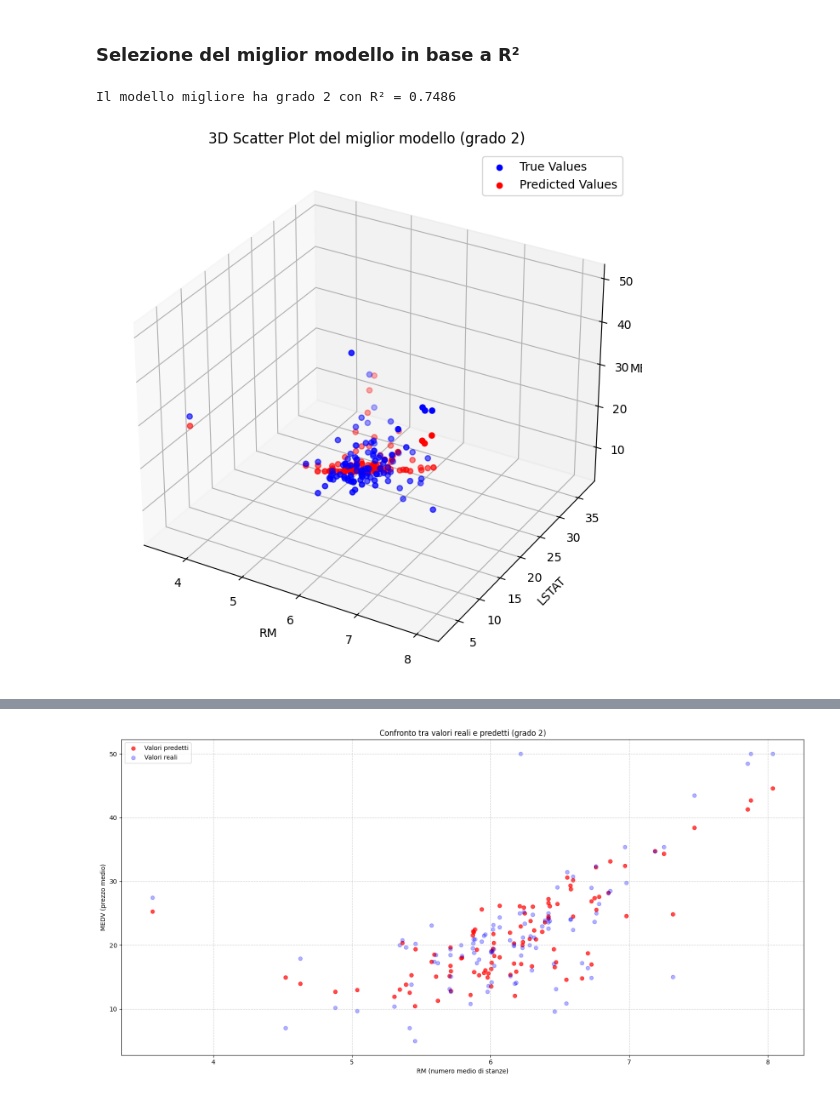
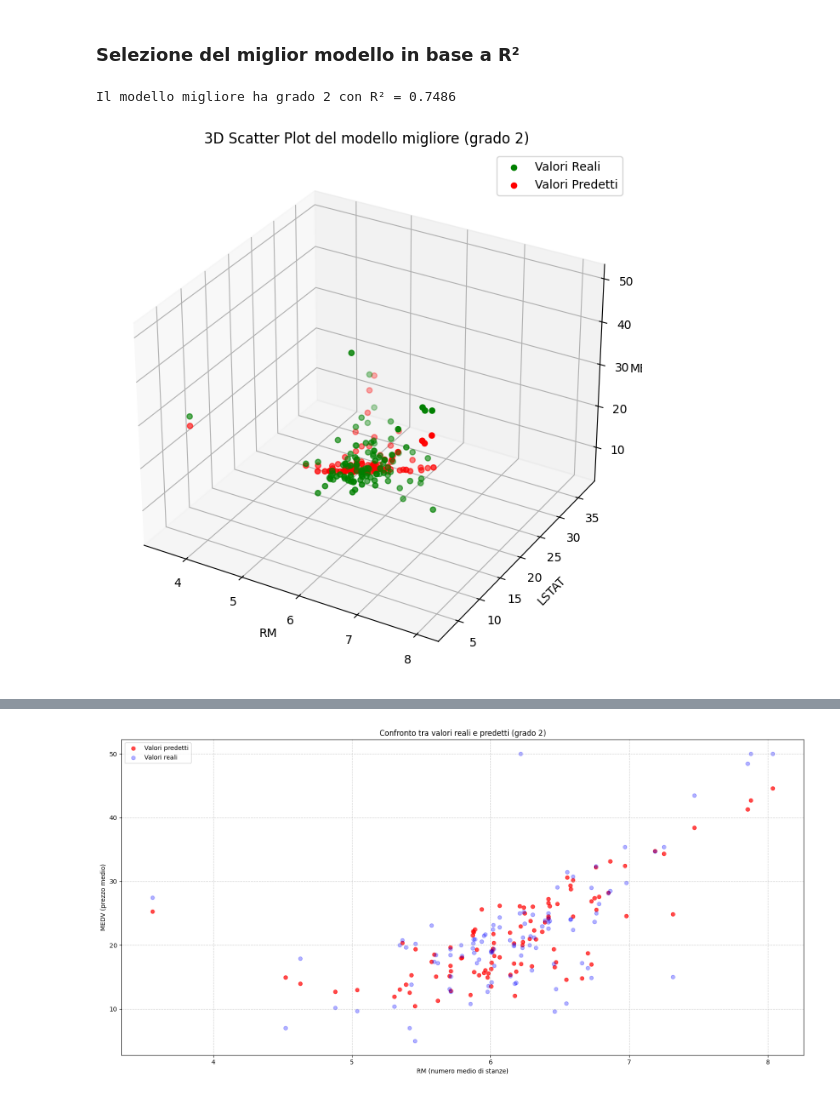
Before and after one commit to gianni20/Bostonshouse, a Jupyter notebook: Base.ipynb, the cells around one changed output, grey strips where cells are left out. Cells and saved outputs as stored; diff of their text form; code cells hidden in the pictures.

```diff
--- a/Base.ipynb
+++ b/Base.ipynb
@@ -63,36 +62,34 @@ y = df['MEDV']
 
 X_train, X_test, y_train, y_test = train_test_split(X, y, test_size=0.2, random_state=42)
 
-# Preparazione per memorizzare i risultati
 degrees = range(2, 14)
 results = []
 predictions = []
 
-# Crea modelli per vari gradi
 plt.figure(figsize=(20, 15))
 for i, degree in enumerate(degrees):
-    # Crea e addestra il modello
+    # Creazione e addestramento del modello
     model = make_pipeline(PolynomialFeatures(degree), LinearRegression())
     model.fit(X_train, y_train)
     y_pred = model.predict(X_test)
 
-    # Salva le predizioni e i risultati
+    # Salva le predizioni e i risultati per dopo
     predictions.append(y_pred)
     mse = mean_squared_error(y_test, y_pred)
     r2 = r2_score(y_test, y_pred)
     mae = mean_absolute_error(y_test, y_pred)
-    results.append({'degree': degree, 'mse': mse, 'r2': r2, 'mae': mae})
+    results.append({'Grado': degree, 'mse': mse, 'r2': r2, 'mae': mae})
 
-    # Crea un subplot per questo grado
+    # Crea un subplot per ogni grado
     plt.subplot(3, 4, i+1)
     plt.scatter(y_test, y_pred, alpha=0.5)
     plt.plot([y.min(), y.max()], [y.min(), y.max()], 'k--', lw=2)
-    plt.xlabel('True Values')
-    plt.ylabel('Predictions')
-    plt.title(f'Degree {degree}: R² = {r2:.2f}, MSE = {mse:.2f}')
+    plt.xlabel('Valori reali')
+    plt.ylabel('Predizioni')
+    plt.title(f'Grado {degree}: R² = {r2:.2f}, MSE = {mse:.2f}')
 
 
-plt.suptitle('Confronto dei modelli polinomiali per diversi gradi', fontsize=16)
+plt.suptitle('Confronto dei modelli polinomiali per diversi gradi', fontsize=20)
 plt.tight_layout(rect=[0, 0, 1, 0.97])
 plt.show()
 # %% [output]
@@ -171,22 +183,22 @@ plt.show()
 ### Selezione del miglior modello in base a R²
 # %%
 best_idx = max(range(len(results)), key=lambda i: results[i]['r2'])
-best_degree = results[best_idx]['degree']
+best_degree = results[best_idx]['Grado']
 best_pred = predictions[best_idx]
 
 print(f"Il modello migliore ha grado {best_degree} con R² = {results[best_idx]['r2']:.4f}")
 
-# Visualizza il miglior modello in 3D
+# Visualizza il modello in 3D
 fig = plt.figure(figsize=(10, 8))
 ax = fig.add_subplot(111, projection='3d')
-ax.scatter(X_test['RM'], X_test['LSTAT'], y_test, color='b', label='True Values')
-ax.scatter(X_test['RM'], X_test['LSTAT'], best_pred, color='r', label='Predicted Values')
+ax.scatter(X_test['RM'], X_test['LSTAT'], y_test, color='g', label='Valori Reali')
+ax.scatter(X_test['RM'], X_test['LSTAT'], best_pred, color='r', label='Valori Predetti')
 ax.set_xlabel('RM')
 ax.set_ylabel('LSTAT')
 ax.set_zlabel('MEDV')
-ax.set_title(f'3D Scatter Plot del miglior modello (grado {best_degree})')
+ax.set_title(f'3D Scatter Plot del modello migliore (grado {best_degree})')
 plt.legend()
 plt.show()
 # %% [output]
 Il modello migliore ha grado 2 con R² = 0.7486
-[figure, old version]
+[figure, new version]
```
Also changed, not shown: parts of 9 cells of this notebook, 11 other files.
